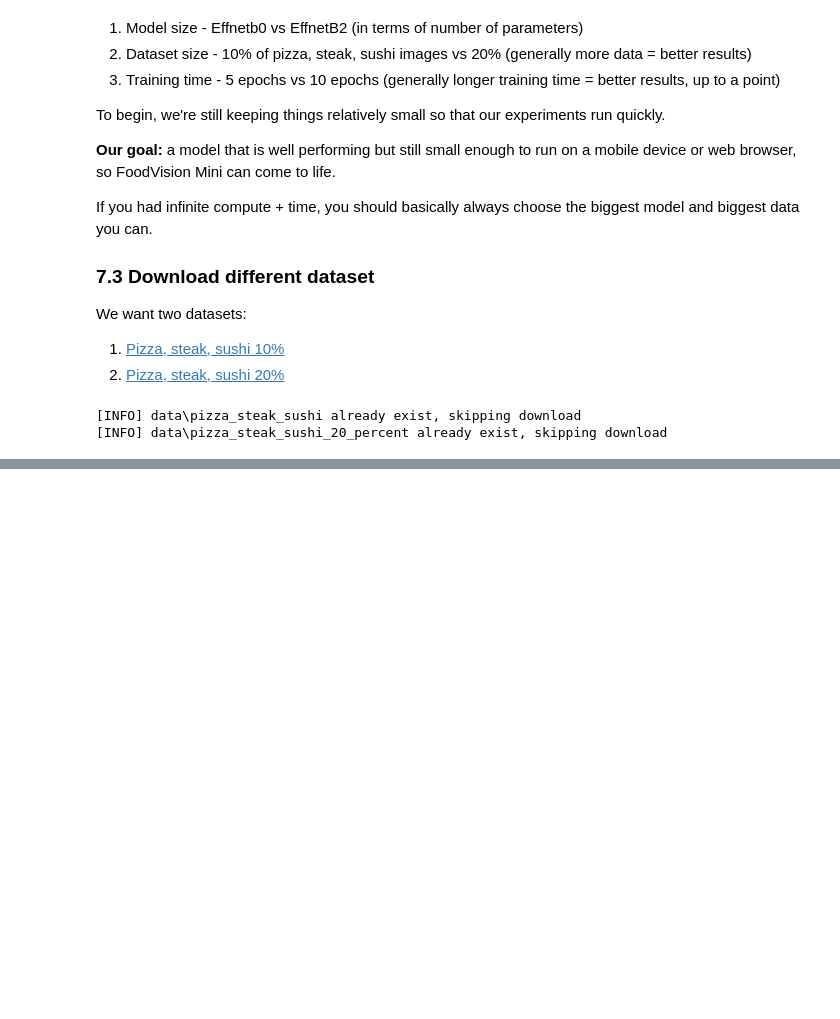
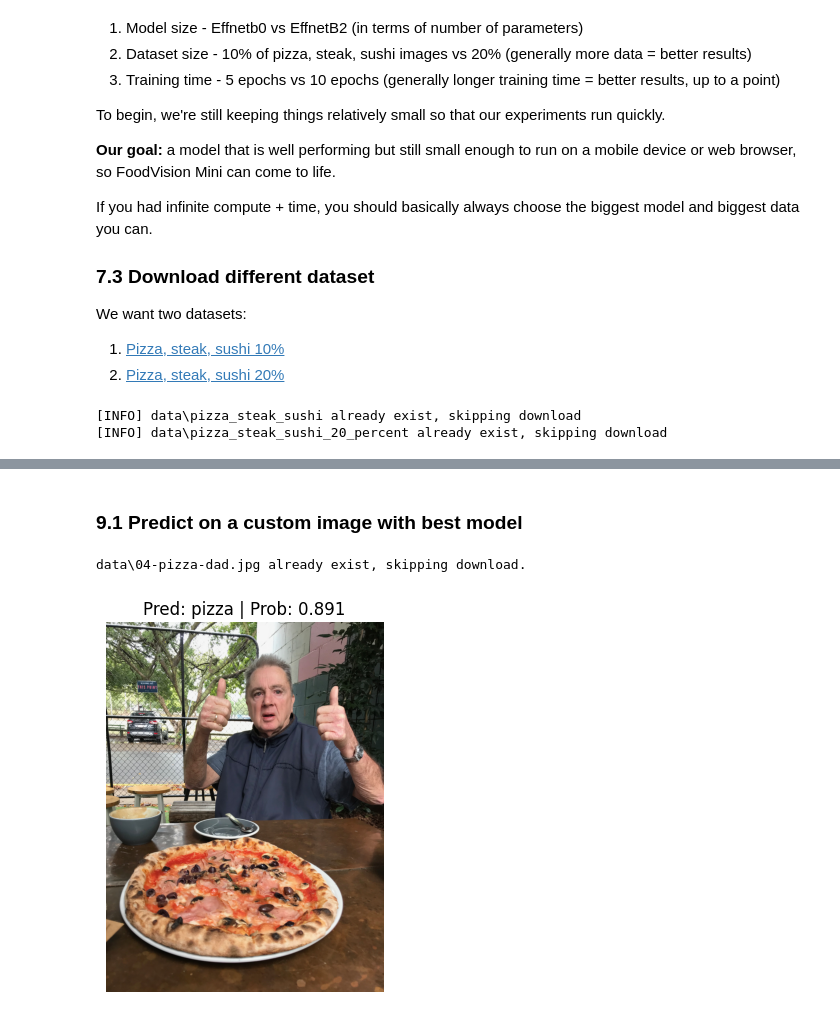
Before and after one commit to VanLinLin/PyTorch-for-Deep-Learning-Bootcamp, a Jupyter notebook: 07_pytorch_experiment_tracking.ipynb, the cells around one changed output, grey strips where cells are left out. Cells and saved outputs as stored; diff of their text form; code cells hidden in the pictures; blank space fills up the shorter version.

```diff
--- a/07_pytorch_experiment_tracking.ipynb
+++ b/07_pytorch_experiment_tracking.ipynb
@@ -575,0 +1043,27 @@ data_20_percent_path = download_data(source='https://github.com/mrdbourke/pytorc
+# %% [markdown]
+### 9.1 Predict on a custom image with best model
+# %%
+from pathlib import Path
+
+
+# Setup custom image path
+custom_image_path = Path('data/04-pizza-dad.jpg')
+
+# Download the image if its not exist
+if not custom_image_path.is_file():
+    with open(custom_image_path, 'wb') as f:
+        # Download image from GitHub
+        request = requests.get('https://raw.githubusercontent.com/mrdbourke/pytorch-deep-learning/main/images/04-pizza-dad.jpeg')
+        print(f'Downloading {custom_image_path}')
+        f.write(request.content)
+else:
+    print(f'{custom_image_path} already exist, skipping download.')
+# %% [output]
+data\04-pizza-dad.jpg already exist, skipping download.
+# %%
+# Predict on our own custom image
+pred_and_plot_image(model=best_model,
+                    class_names=class_names,
+                    image_path=custom_image_path)
+# %% [output]
+[figure, added]
```
Also changed, not shown: parts of 26 cells of this notebook, 11 other files.
